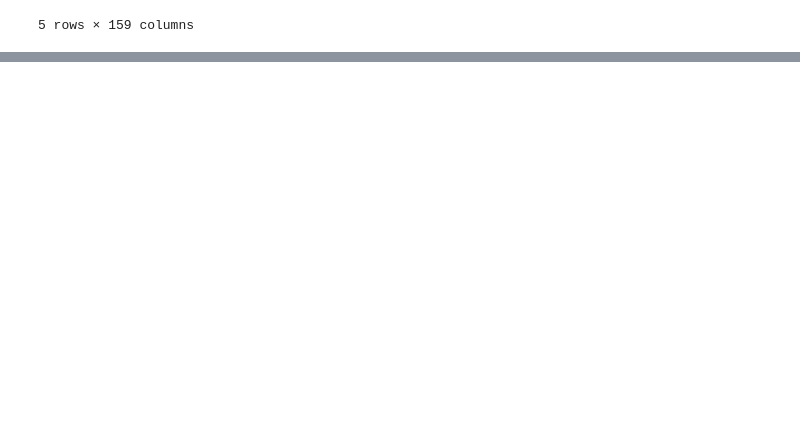
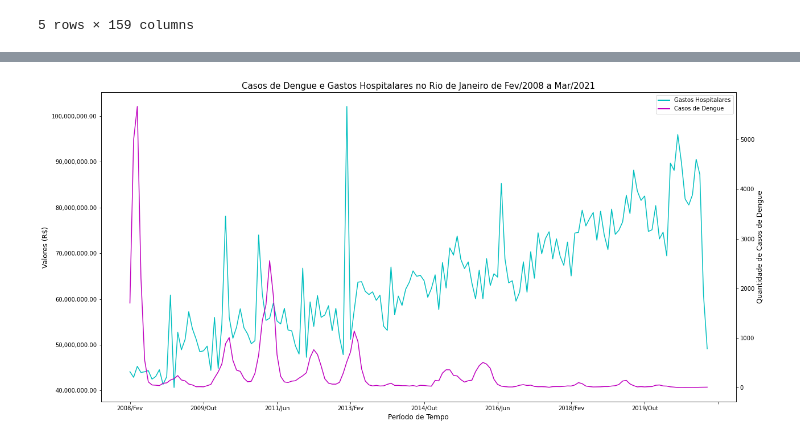
Before and after one commit to diascarolina/data-science-bootcamp, a Jupyter notebook: modulo1/aulas_desafios_modulo1.ipynb, the cells around one changed output, grey strips where cells are left out. Drawn from its saved outputs; the diff is of its cells as text; code cells hidden in the pictures; blank space fills up the shorter version.

```diff
--- a/modulo1/aulas_desafios_modulo1.ipynb
+++ b/modulo1/aulas_desafios_modulo1.ipynb
@@ -396,0 +616,23 @@ atend_usaveis['Total'] = atend_usaveis.sum(axis = 1)
+# %%
+fig, axes = plt.subplots(figsize = (20, 10))
+
+plt.title('Casos de Dengue e Gastos Hospitalares no Rio de Janeiro de Fev/2008 a Mar/2021', fontsize = 15)
+
+atend_usaveis.drop(['Total', 'Regioes'], axis = 1).loc['Rio de Janeiro'].T.plot(color = 'c')
+axes.set_xlabel( 'Período de Tempo', fontdict = {'fontsize': 12})
+axes.set_ylabel('Valores (R$)', fontdict = {'fontsize': 12})
+
+axes2 = axes.twinx()
+dengue.drop(['Total', 'Regioes'], axis = 1).loc['Rio de Janeiro'].T.plot(color = 'm')
+axes2.set_ylabel('Quantidade de Casos de Dengue', fontdict = {'fontsize': 12})
+
+axes.yaxis.set_major_formatter(ticker.StrMethodFormatter('{x:,.2f}'))
+
+custom_lines = [Line2D([0], [0], color = 'c', lw = 2), Line2D([0], [0], color = 'm', lw = 2)]
+axes.legend(custom_lines, ['Gastos Hospitalares', 'Casos de Dengue'])
+
+# plt.savefig('dengue_gastos.jpg')
+
+plt.show()
+# %% [output]
+[figure, added]
```
Also changed, not shown: parts of 40 cells of this notebook, 2 other files.
